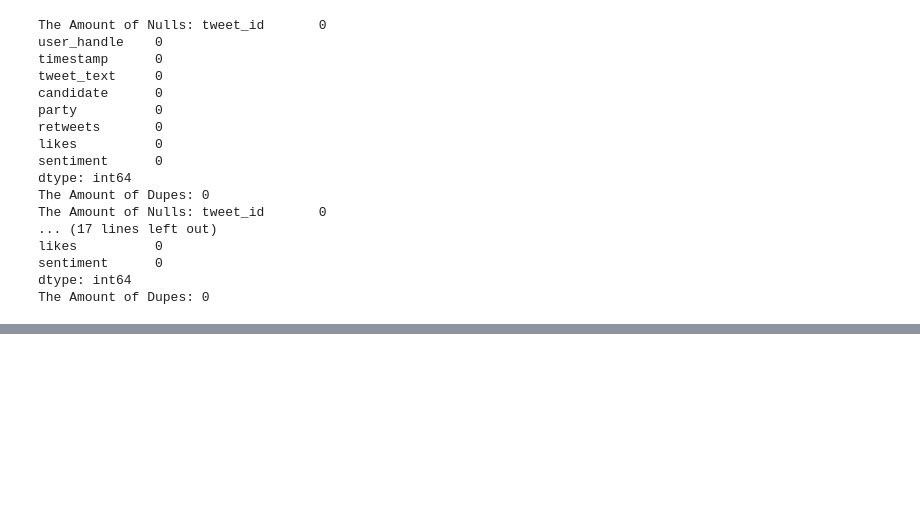
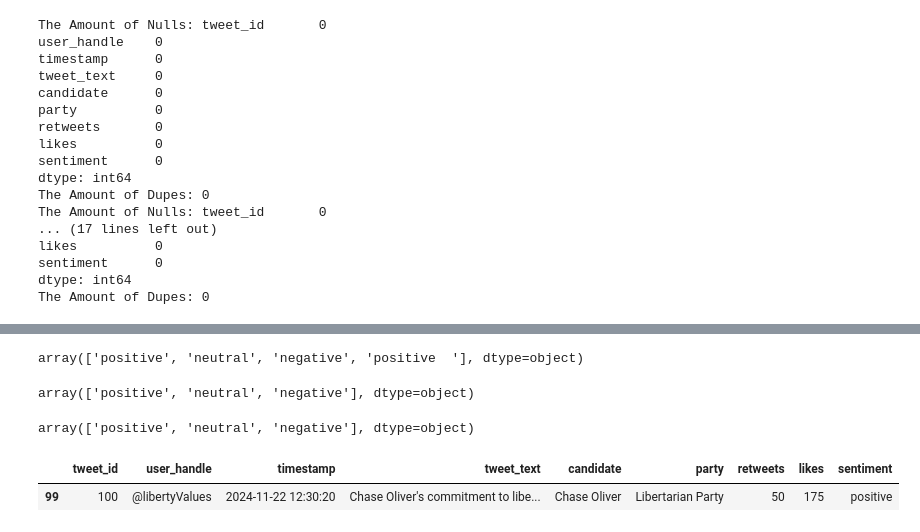
Before and after one commit to MaukanMir/Election-Sentiment-Analysis, a Jupyter notebook: training.ipynb, the cells around one changed output, grey strips where cells are left out. Saved outputs shown, nothing was run; the diff lists cells and outputs as text; code cells hidden in the pictures; blank space fills up the shorter version.

```diff
--- a/training.ipynb
+++ b/training.ipynb
@@ -161,0 +172,17 @@ The Amount of Dupes: 0
+# %%
+train["sentiment"].unique()
+# %% [output]
+array(['positive', 'neutral', 'negative', 'positive  '], dtype=object)
+# %%
+test["sentiment"].unique()
+# %% [output]
+array(['positive', 'neutral', 'negative'], dtype=object)
+# %%
+val["sentiment"].unique()
+# %% [output]
+array(['positive', 'neutral', 'negative'], dtype=object)
+# %%
+train[train["sentiment"] == 'positive  ']
+# %% [output]
+|  | tweet_id | user_handle | timestamp | tweet_text | candidate | party | retweets | likes | sentiment |
+| 99 | 100 | @libertyValues | 2024-11-22 12:30:20 | Chase Oliver's commitment to libe... | Chase Oliver | Libertarian Party | 50 | 175 | positive |
```
Also changed, not shown: parts of 3 cells of this notebook.
